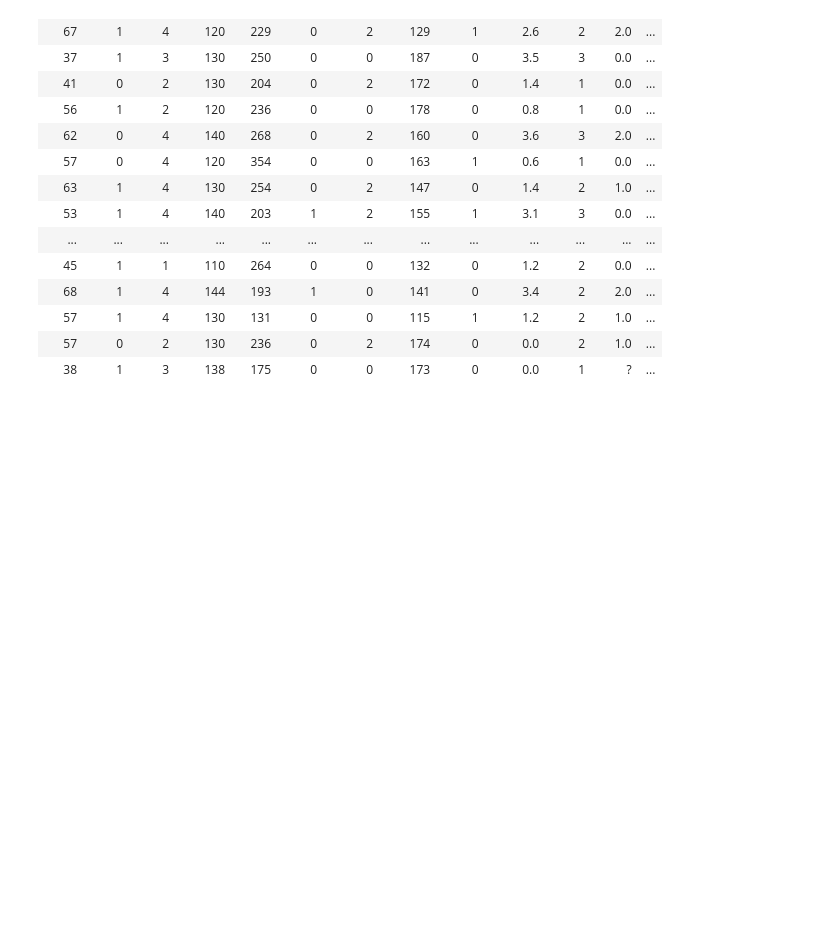
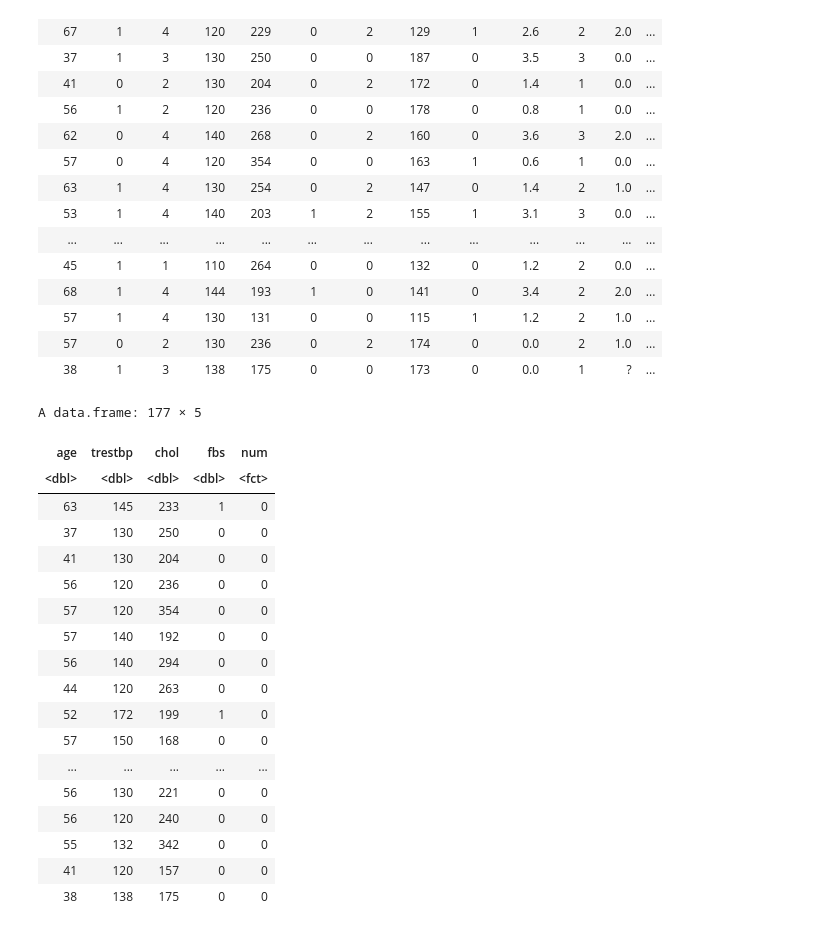
Before and after one commit to jainnsuhani/dsci-100-2023S1-group-21, a Jupyter notebook: heart_disease.ipynb, the cells around one changed output. Cells and saved outputs as stored; diff of their text form; code cells hidden in the pictures; blank space fills up the shorter version.

```diff
--- a/heart_disease.ipynb
+++ b/heart_disease.ipynb
@@ -47,7 +65,29 @@ A data.frame: 303 × 14
 | 38 | 1 | 3 | 138 | 175 | 0 | 0 | 173 | 0 | 0.0 | 1 | ? | ... |
 # %%
 #selected only the columns that we will be using for our analysis
-cleveland<-cleveland|> select(age, trestbp, chol, fbs, num)
+
+cleveland<-cleveland|> select(age, trestbp, chol, fbs, num)|>mutate(num=as_factor(num))|> filter(num=="0"|num=="4")
+cleveland
+# %% [output]
+A data.frame: 177 × 5
+| age | trestbp | chol | fbs | num |
+| <dbl> | <dbl> | <dbl> | <dbl> | <fct> |
+| 63 | 145 | 233 | 1 | 0 |
+| 37 | 130 | 250 | 0 | 0 |
+| 41 | 130 | 204 | 0 | 0 |
+| 56 | 120 | 236 | 0 | 0 |
+| 57 | 120 | 354 | 0 | 0 |
+| 57 | 140 | 192 | 0 | 0 |
+| 56 | 140 | 294 | 0 | 0 |
+| 44 | 120 | 263 | 0 | 0 |
+| 52 | 172 | 199 | 1 | 0 |
+| 57 | 150 | 168 | 0 | 0 |
+| ... | ... | ... | ... | ... |
+| 56 | 130 | 221 | 0 | 0 |
+| 56 | 120 | 240 | 0 | 0 |
+| 55 | 132 | 342 | 0 | 0 |
+| 41 | 120 | 157 | 0 | 0 |
+| 38 | 138 | 175 | 0 | 0 |
 # %%
 #setting the seed
 set.seed(1)
```
Also changed, not shown: parts of 4 cells of this notebook.
